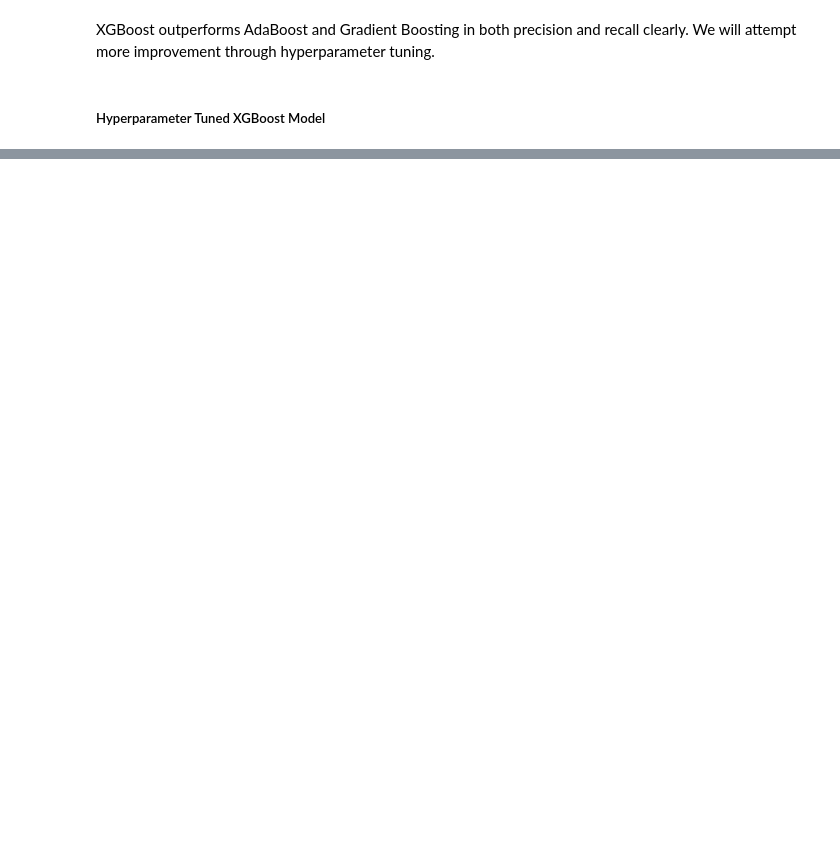
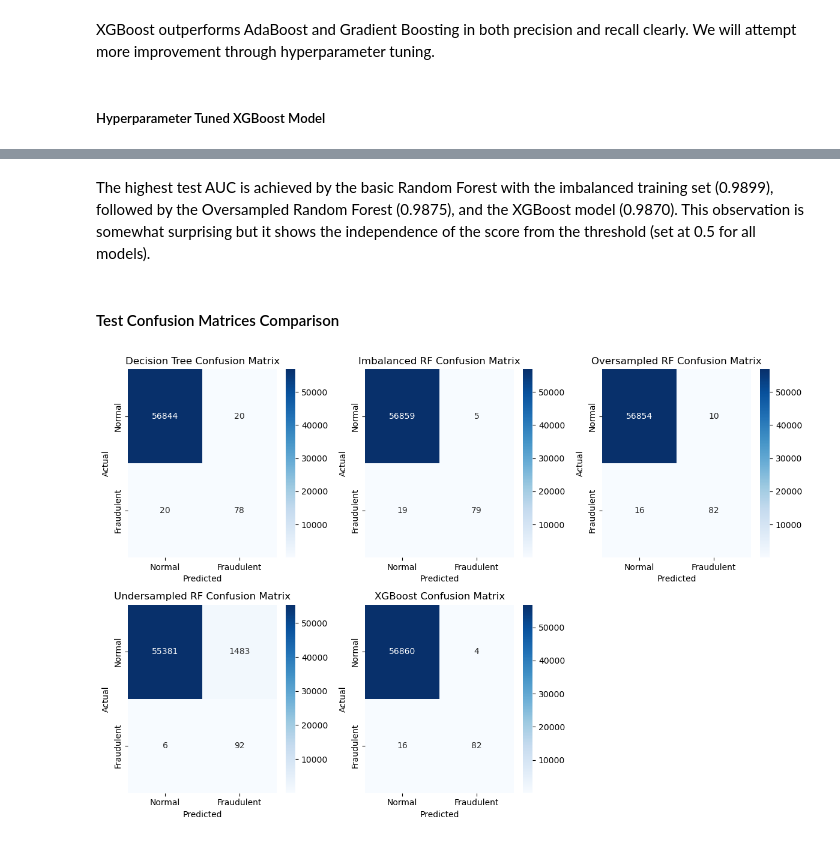
Before and after one commit to cedrickeller-cmd/financial-transactions-fraud-detection, a Jupyter notebook: random_forest.ipynb, the cells around one changed output, grey strips where cells are left out. Cells and saved outputs as stored; diff of their text form; code cells hidden in the pictures; blank space fills up the shorter version.

```diff
--- a/random_forest.ipynb
+++ b/random_forest.ipynb
@@ -480,0 +538,22 @@ plt.ylim([0, 1.004]);
+# %% [markdown]
+The highest test AUC is achieved by the basic Random Forest with the imbalanced training set (0.9899), followed by the Oversampled Random Forest (0.9875), and the XGBoost model (0.9870). This observation is somewhat surprising but it shows the independence of the score from the threshold (set at 0.5 for all models).
+# %% [markdown]
+#### Test Confusion Matrices Comparison
+# %%
+# confusion matrices plotting (test set)
+fig, axes = plt.subplots(2, 3, figsize=(12, 8))
+axes = axes.ravel()
+
+for idx, (model_name, model_data) in enumerate(test_df.groupby('Model')):
+    y_true = model_data['y_true'].iloc[0]
+    y_pred = model_data['y_pred'].iloc[0]
+    cm = confusion_matrix(y_true, y_pred)
+
+    # plotting function
+    plot_confusion_matrix(cm, ax=axes[idx], title=f"{model_name} Confusion Matrix")
+
+fig.delaxes(axes[-1]) # removes the unused subplot
+
+plt.tight_layout();
+# %% [output]
+[figure, added]
```
Also changed, not shown: parts of 38 cells of this notebook.
